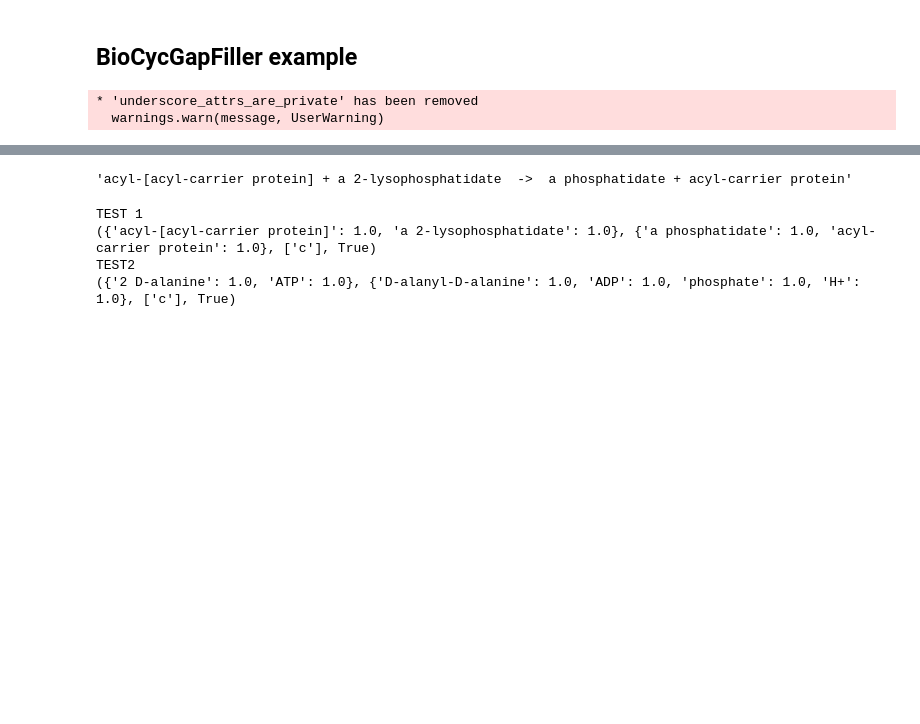
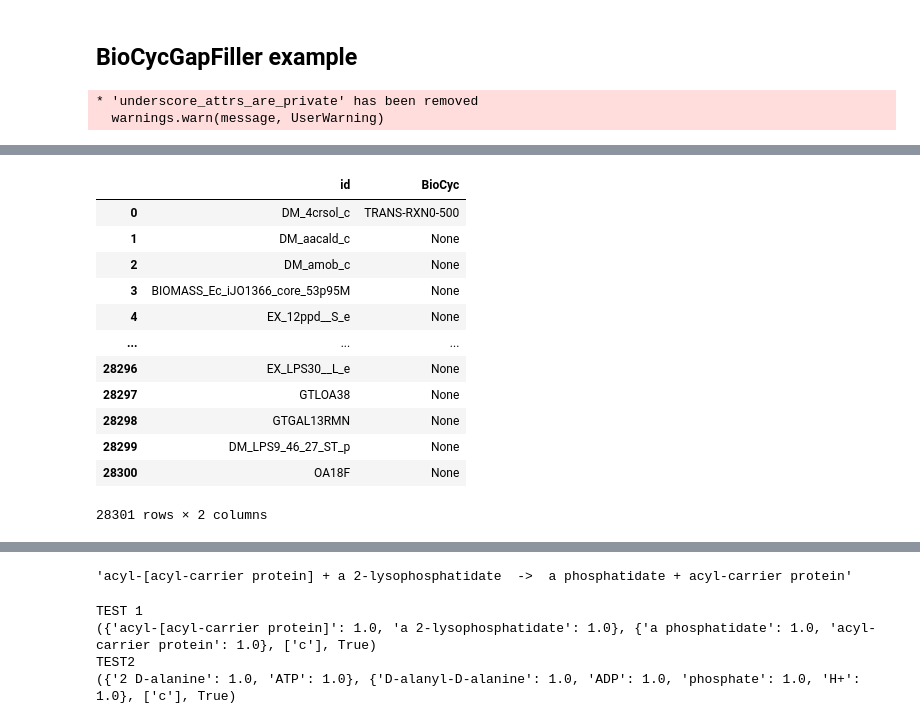
Before and after one commit to draeger-lab/refinegems, a Jupyter notebook: dev/gapfill-testing.ipynb, the cells around one changed output, grey strips where cells are left out. Saved outputs shown, nothing was run; the diff lists cells and outputs as text; code cells hidden in the pictures; blank space fills up the shorter version.

```diff
--- a/dev/gapfill-testing.ipynb
+++ b/dev/gapfill-testing.ipynb
@@ -113,3 +113,7 @@ mapped_res = gfbc.find_missing_reacs(cmodel)
 # %% [output]
 * 'underscore_attrs_are_private' has been removed
   warnings.warn(message, UserWarning)
+# %%
+from refinegems.utility.io import load_a_table_from_database
+load_a_table_from_database('SELECT id, BioCyc from bigg_reactions')
+# %% [output]
@@ -116,3 +122,16 @@ mapped_res = gfbc.find_missing_reacs(cmodel)
+|  | id | BioCyc |
+| 0 | DM_4crsol_c | TRANS-RXN0-500 |
+| 1 | DM_aacald_c | None |
+| 2 | DM_amob_c | None |
+| 3 | BIOMASS_Ec_iJO1366_core_53p95M | None |
+| 4 | EX_12ppd__S_e | None |
+| ... | ... | ... |
+| 28296 | EX_LPS30__L_e | None |
+| 28297 | GTLOA38 | None |
+| 28298 | GTGAL13RMN | None |
+| 28299 | DM_LPS9_46_27_ST_p | None |
+| 28300 | OA18F | None |
+28301 rows × 2 columns
 # %%
 gfbc.missing_reacs
 # %% [output]
```
Also changed, not shown: parts of 3 cells of this notebook.
